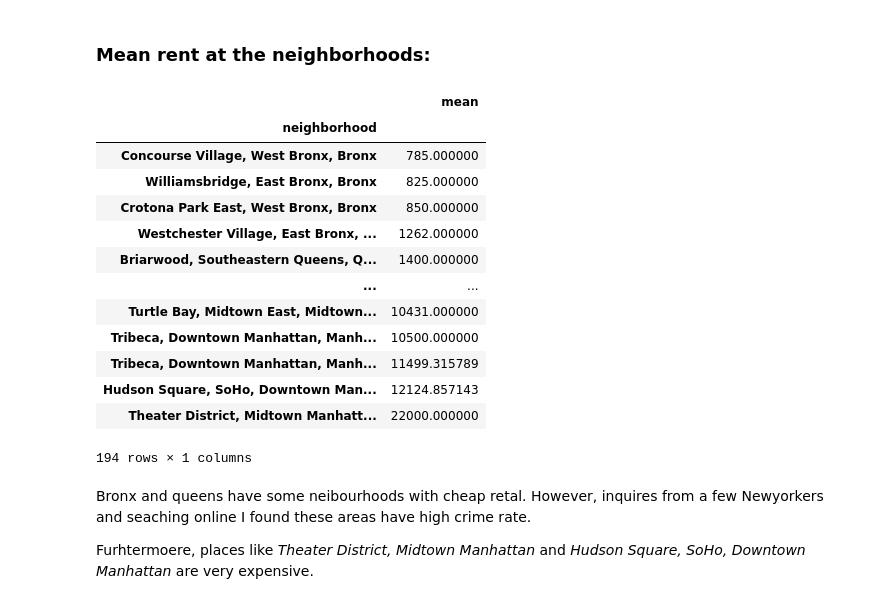
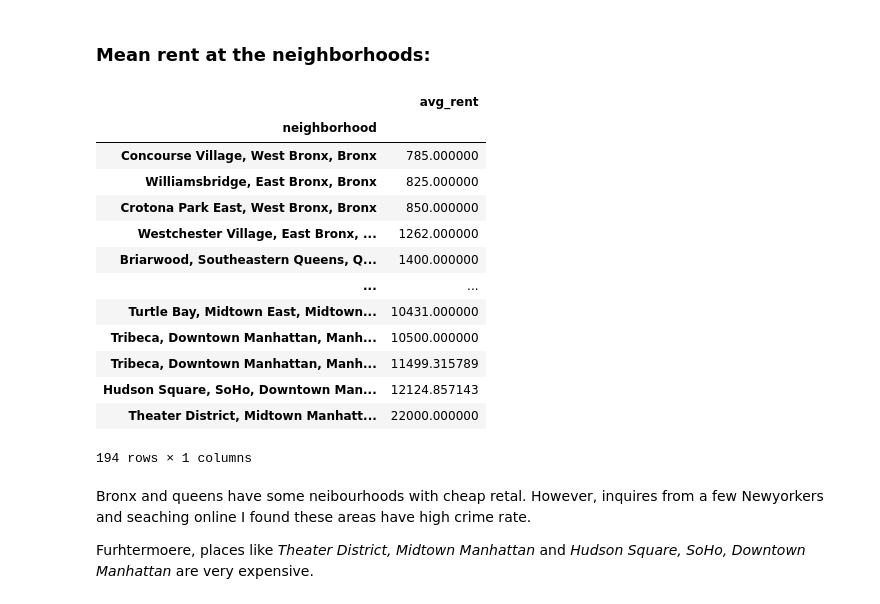
Before and after one commit to DoctorDatah/Apartments-Listings-NYC-Analysis-and-Modeling, a Jupyter notebook: notebooks/3-Exploratory-Data-Analysis.ipynb, the cells around one changed output. Cells and saved outputs as stored; diff of their text form; code cells hidden in the pictures.

```diff
--- a/notebooks/3-Exploratory-Data-Analysis.ipynb
+++ b/notebooks/3-Exploratory-Data-Analysis.ipynb
@@ -106,10 +107,10 @@ Yorkville, Upper East Side, Upper Manhattan, Manhattan have most number of listi
 # %% [markdown]
 ### Mean rent at the neighborhoods:
 # %%
-mean_rents_nhood = listings.groupby('neighborhood')['rent'].mean().to_frame('mean').sort_values(by='mean')
+mean_rents_nhood = listings.groupby('neighborhood')['rent'].mean().to_frame('avg_rent').sort_values(by='avg_rent')
 mean_rents_nhood
 # %% [output]
-|  | mean |
+|  | avg_rent |
 | neighborhood |  |
 | Concourse Village, West Bronx, Bronx | 785.000000 |
 | Williamsbridge, East Bronx, Bronx | 825.000000 |
```
Also changed, not shown: parts of 29 cells of this notebook, 2 other files.
